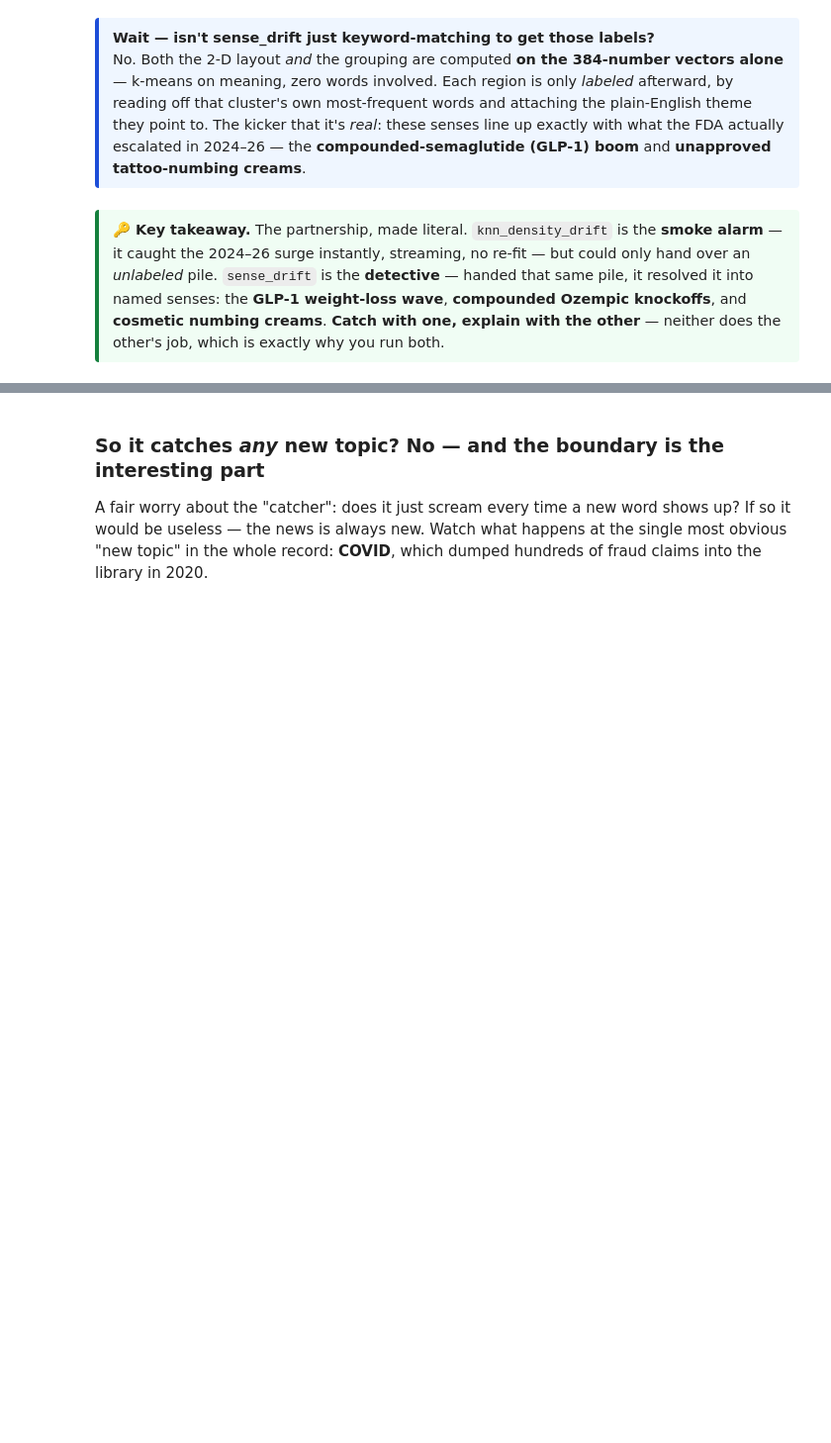
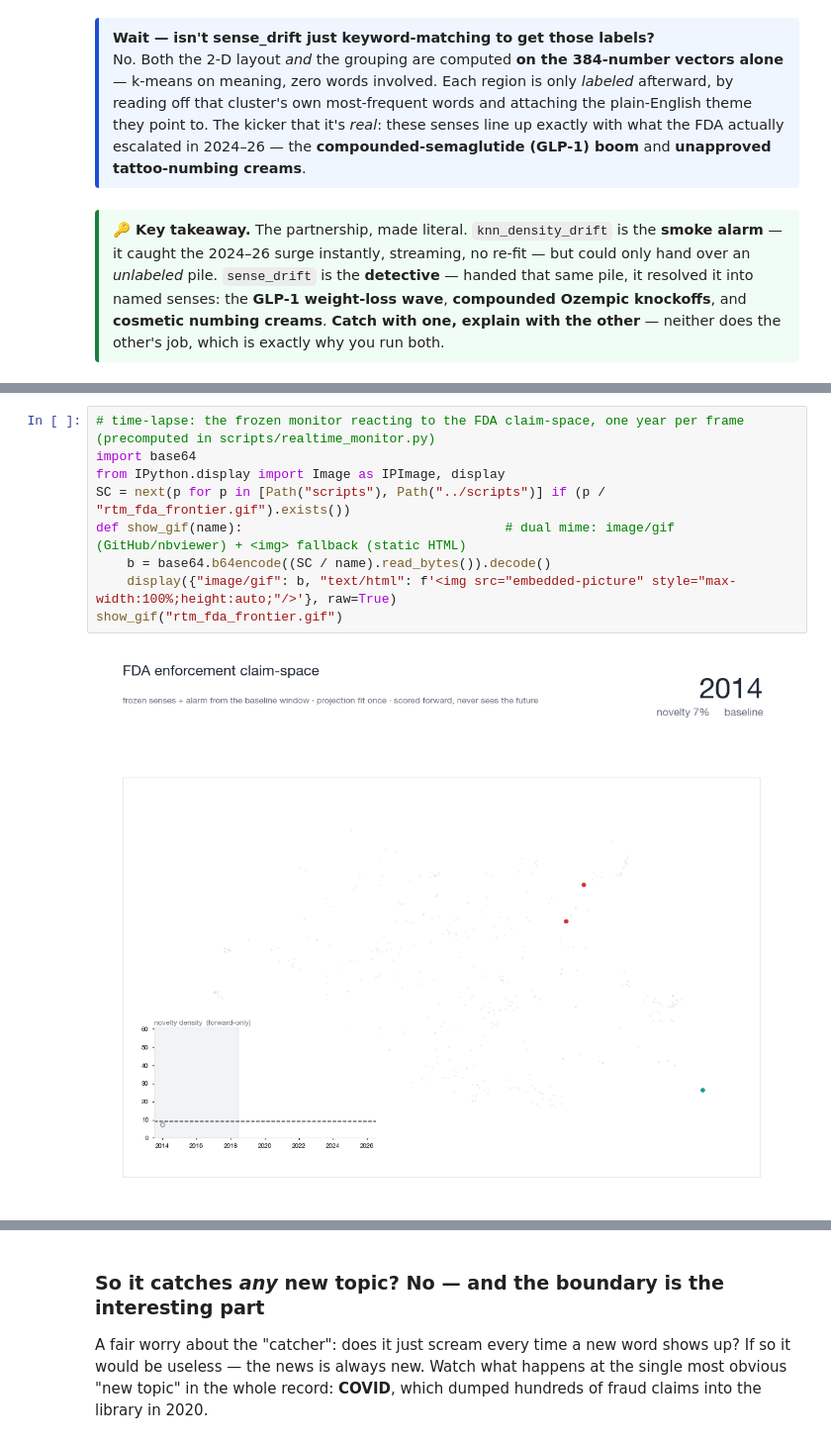
Before and after one commit to jturner-uofl/pycorpdiff, a Jupyter notebook: examples/cbd_fda_drift_showcase.ipynb, the cells around one changed output, grey strips where cells are left out. Shown at 99% size. Cells and saved outputs as stored; diff of their text form; blank space fills up the shorter version.

Commit message:
examples: add real-time monitor time-lapses (KNN catches / TJ names, frame by frame)

```diff
--- a/examples/cbd_fda_drift_showcase.ipynb
+++ b/examples/cbd_fda_drift_showcase.ipynb
@@ -891,0 +905,11 @@ display(LOG.style.hide(axis="index")
+# %%
+# time-lapse: the frozen monitor reacting to the FDA claim-space, one year per frame (precomputed in scripts/realtime_monitor.py)
+import base64
+from IPython.display import Image as IPImage, display
+SC = next(p for p in [Path("scripts"), Path("../scripts")] if (p / "rtm_fda_frontier.gif").exists())
+def show_gif(name):                                  # dual mime: image/gif (GitHub/nbviewer) + <img> fallback (static HTML)
+    b = base64.b64encode((SC / name).read_bytes()).decode()
+    display({"image/gif": b, "text/html": f'<img src="embedded-picture" style="max-width:100%;height:auto;"/>'}, raw=True)
+show_gif("rtm_fda_frontier.gif")
+# %% [output]
+[figure, added]
```
Also changed, not shown: parts of 13 cells of this notebook.
